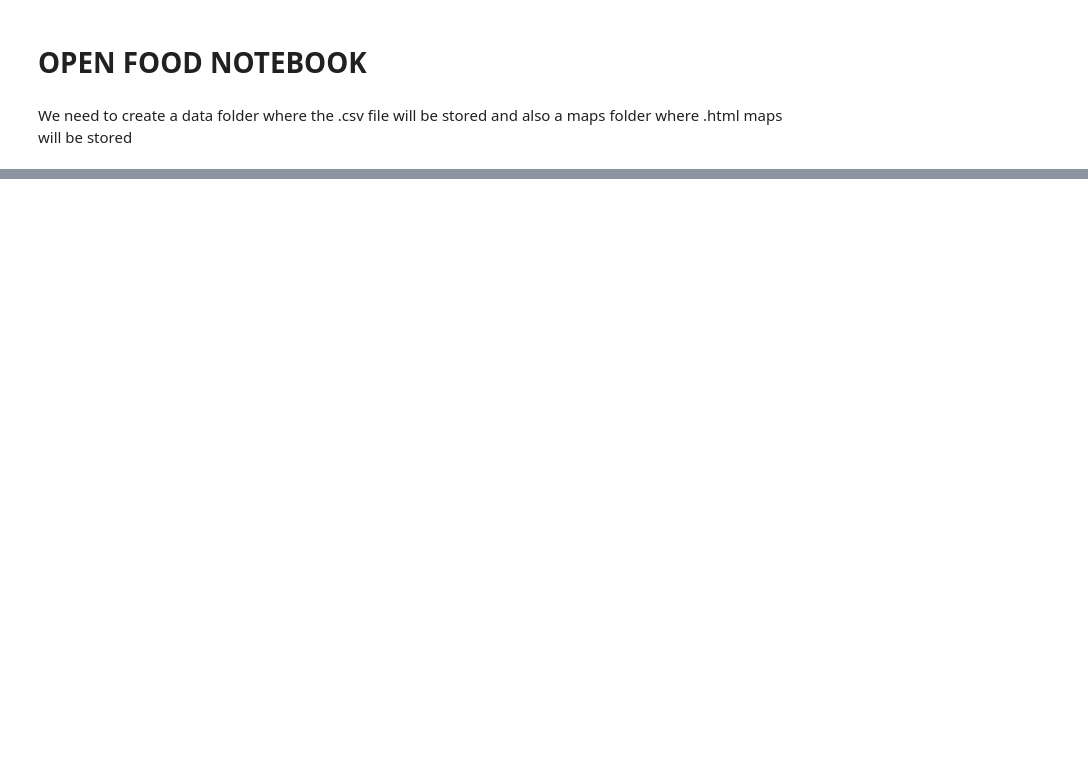
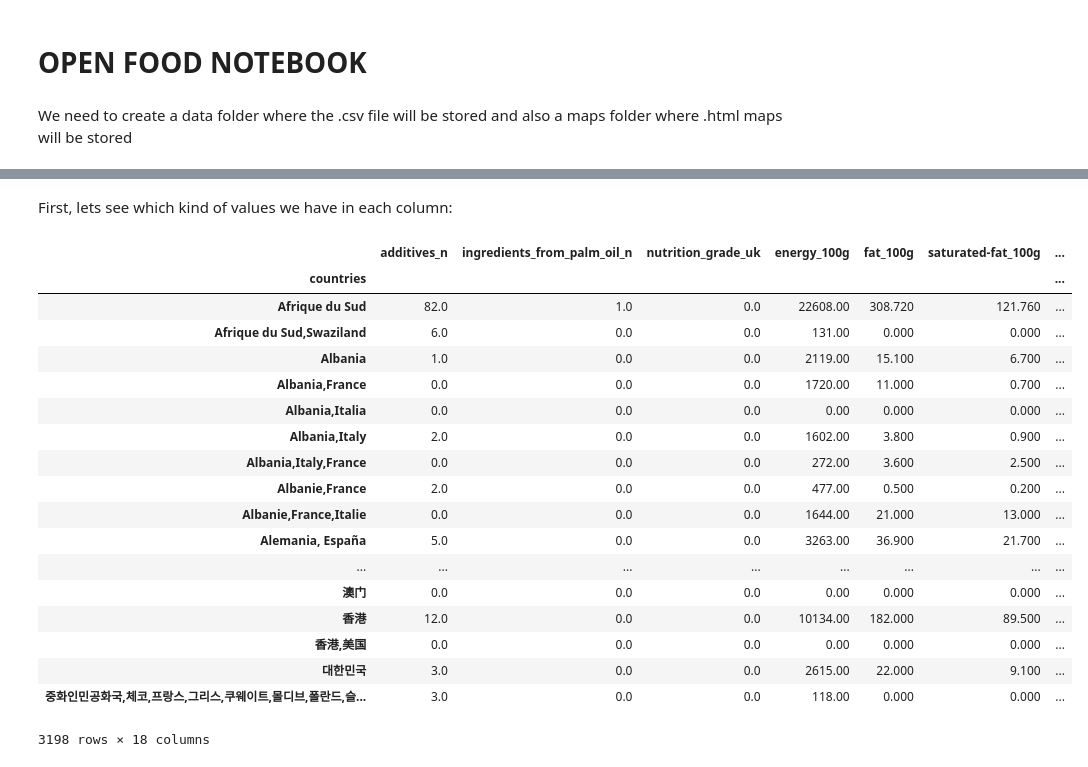
Before and after one commit to celine-y/open_food_facts, a Jupyter notebook: project.ipynb, the cells around one changed output, grey strips where cells are left out. Saved outputs shown, nothing was run; the diff lists cells and outputs as text; code cells hidden in the pictures; blank space fills up the shorter version.

Commit message:
Description of the columns

```diff
--- a/project.ipynb
+++ b/project.ipynb
@@ -38,0 +28,12 @@ data.head()
+# %%
+food_df = pd.read_csv(data_folder + filename,
+                      sep='\t',
+                      header=0,
+                      usecols = ["product_name","origins","countries","ingredients_text","allergens_en",
+                                 "additives_en","additives_n","ingredients_from_palm_oil_n",
+                                 "nutrition_grade_uk","energy_100g","fat_100g","saturated-fat_100g",
+                                 "monounsaturated-fat_100g","polyunsaturated-fat_100g","cholesterol_100g",
+                                 "carbohydrates_100g","sugars_100g","fiber_100g","proteins_100g","salt_100g",
+                                 "alcohol_100g","calcium_100g","carbon-footprint_100g", "nutrition-score-uk_100g"],
+                      quotechar='"',
+                      low_memory=False)
@@ -38,0 +69,25 @@ data.head()
+# %% [markdown]
+First, lets see which kind of values we have in each column:
+# %%
+countries = food_df.groupby(food_df['countries']).sum()
+countries
+# %% [output]
+|  | additives_n | ingredients_from_palm_oil_n | nutrition_grade_uk | energy_100g | fat_100g | saturated-fat_100g | ... |
+| countries |  |  |  |  |  |  | ... |
+| Afrique du Sud | 82.0 | 1.0 | 0.0 | 22608.00 | 308.720 | 121.760 | ... |
+| Afrique du Sud,Swaziland | 6.0 | 0.0 | 0.0 | 131.00 | 0.000 | 0.000 | ... |
+| Albania | 1.0 | 0.0 | 0.0 | 2119.00 | 15.100 | 6.700 | ... |
+| Albania,France | 0.0 | 0.0 | 0.0 | 1720.00 | 11.000 | 0.700 | ... |
+| Albania,Italia | 0.0 | 0.0 | 0.0 | 0.00 | 0.000 | 0.000 | ... |
+| Albania,Italy | 2.0 | 0.0 | 0.0 | 1602.00 | 3.800 | 0.900 | ... |
+| Albania,Italy,France | 0.0 | 0.0 | 0.0 | 272.00 | 3.600 | 2.500 | ... |
+| Albanie,France | 2.0 | 0.0 | 0.0 | 477.00 | 0.500 | 0.200 | ... |
+| Albanie,France,Italie | 0.0 | 0.0 | 0.0 | 1644.00 | 21.000 | 13.000 | ... |
+| Alemania, España | 5.0 | 0.0 | 0.0 | 3263.00 | 36.900 | 21.700 | ... |
+| ... | ... | ... | ... | ... | ... | ... | ... |
+| 澳门 | 0.0 | 0.0 | 0.0 | 0.00 | 0.000 | 0.000 | ... |
+| 香港 | 12.0 | 0.0 | 0.0 | 10134.00 | 182.000 | 89.500 | ... |
+| 香港,美国 | 0.0 | 0.0 | 0.0 | 0.00 | 0.000 | 0.000 | ... |
+| 대한민국 | 3.0 | 0.0 | 0.0 | 2615.00 | 22.000 | 9.100 | ... |
+| 중화인민공화국,체코,프랑스,그리스,쿠웨이트,몰디브,폴란드,슬... | 3.0 | 0.0 | 0.0 | 118.00 | 0.000 | 0.000 | ... |
+3198 rows × 18 columns
```
Also changed, not shown: parts of 31 cells of this notebook.
